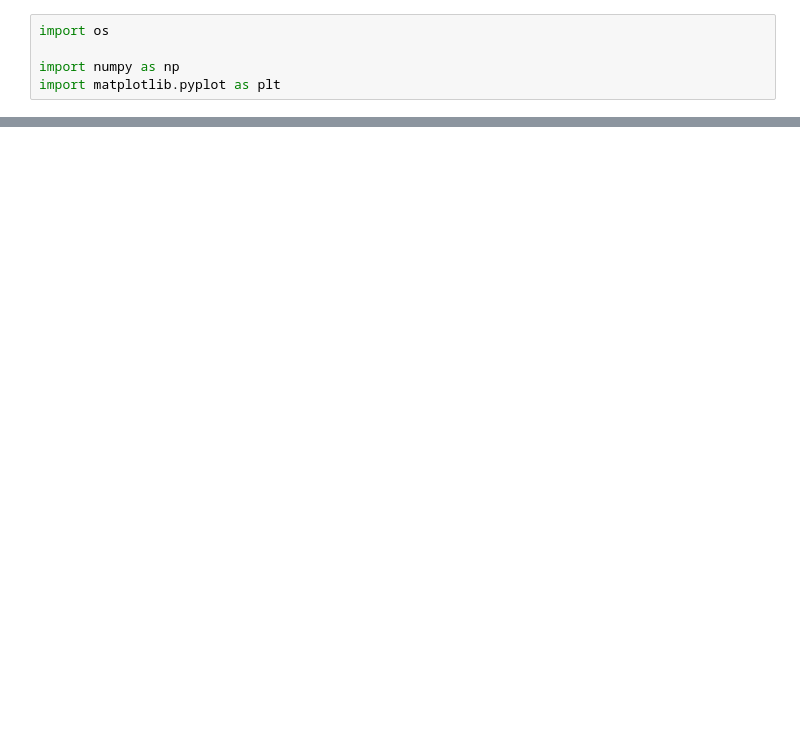
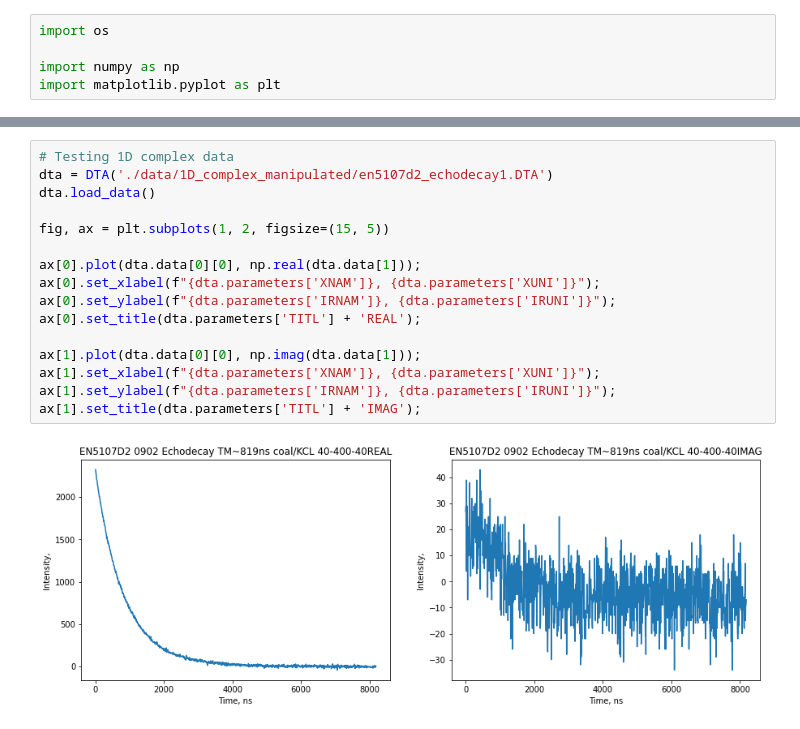
Before and after one commit to KonstantinKonov/BES3T_Converter, a Jupyter notebook: BES3T_Converter.ipynb, the cells around one changed output, grey strips where cells are left out. Saved outputs shown, nothing was run; the diff lists cells and outputs as text; blank space fills up the shorter version.

```diff
--- a/BES3T_Converter.ipynb
+++ b/BES3T_Converter.ipynb
@@ -201,0 +206,18 @@ plt.plot(dta.data[0][0], dta.data[1][:, 5]);
+# %%
+# Testing 1D complex data
+dta = DTA('./data/1D_complex_manipulated/en5107d2_echodecay1.DTA')
+dta.load_data()
+
+fig, ax = plt.subplots(1, 2, figsize=(15, 5))
+
+ax[0].plot(dta.data[0][0], np.real(dta.data[1]));
+ax[0].set_xlabel(f"{dta.parameters['XNAM']}, {dta.parameters['XUNI']}");
+ax[0].set_ylabel(f"{dta.parameters['IRNAM']}, {dta.parameters['IRUNI']}");
+ax[0].set_title(dta.parameters['TITL'] + 'REAL');
+
+ax[1].plot(dta.data[0][0], np.imag(dta.data[1]));
+ax[1].set_xlabel(f"{dta.parameters['XNAM']}, {dta.parameters['XUNI']}");
+ax[1].set_ylabel(f"{dta.parameters['IRNAM']}, {dta.parameters['IRUNI']}");
+ax[1].set_title(dta.parameters['TITL'] + 'IMAG');
+# %% [output]
+[figure, added]
```
Also changed, not shown: parts of 5 cells of this notebook.
